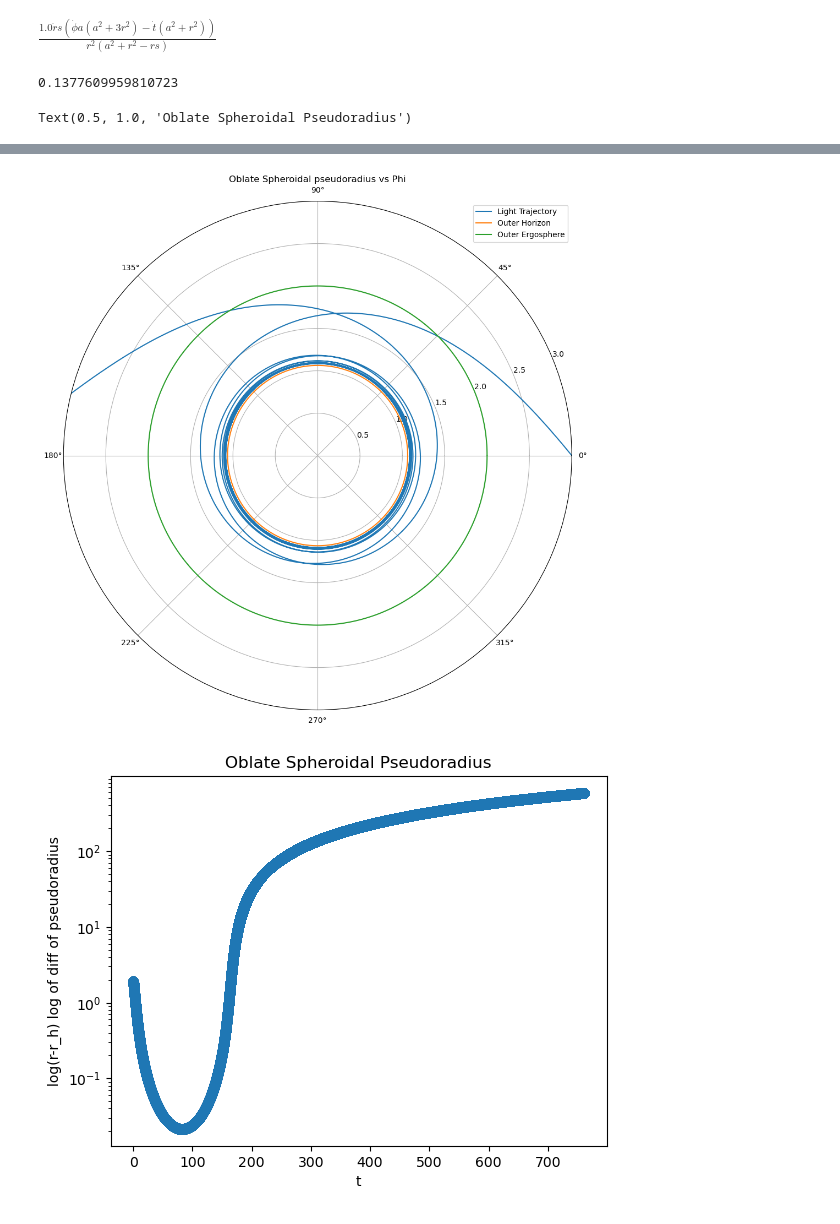
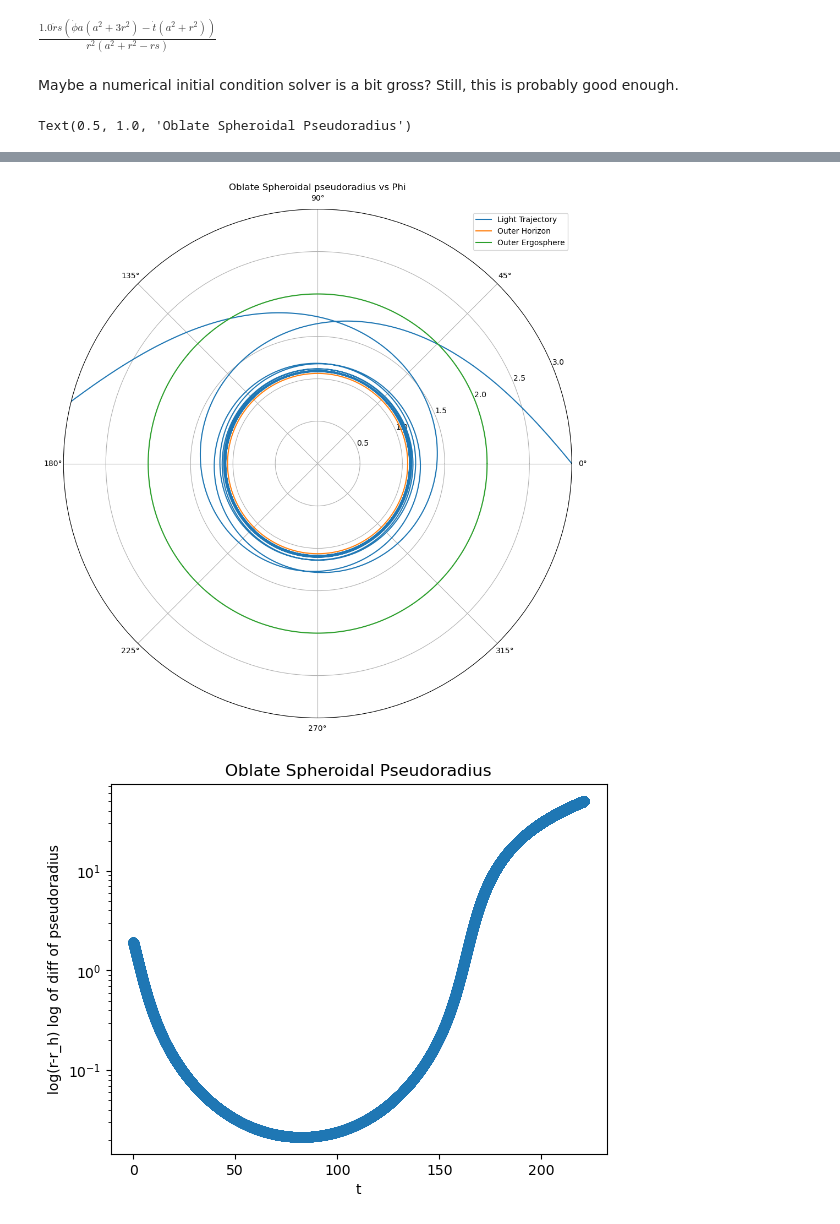
Before and after one commit to LordofDorknes/KerrSim, a Jupyter notebook: KerrSymb.ipynb, the cells around one changed output, grey strips where cells are left out. Saved outputs shown, nothing was run; the diff lists cells and outputs as text; code cells hidden in the pictures.

```diff
--- a/KerrSymb.ipynb
+++ b/KerrSymb.ipynb
@@ -136,6 +136,7 @@ tpp_num(t,phi,r,tp,phip,rp,a,s)
 $\displaystyle \frac{1.0 \dot{r} s \left(\dot{\phi} a \left(a^{2} + 3 r^{2}\right) - \dot{t} \left(a^{2} + r^{2}\right)\right)}{r^{2} \left(a^{2} + r^{2} - r s\right)}$
 # %%
 import math
+from scipy.optimize import fsolve
 #define functions we will need
 def Delta(r):
     delta=r**2 + a**2-r*s
@@ -170,10 +171,19 @@ phi_0=0 #initial angular pos
 phip_0=0.020395#initial angular (pseudo?)momentum
 
 t_0=0
-tp_0=(-a*s*phip_0/r_0+math.sqrt(a*a*s*phip_0*phip_0/r_0 + (1-s/r_0)*(m**2 + (r_0**2+a**2)*phip_0**2 + (r_0*rp_0)**2/Delta(r_0))))/(1-s/r_0)
-tp_0
+
+init_cond_equation=lambda tdot : m**2 - (1-s/r_0)*tdot**2 - 2*a*s*phip_0*tdot/r_0+(r_0**2+a**2+a**2*s/r_0)*phip_0**2+rp_0**2*r_0**2/(Delta(r_0))
+try:
+    tp_0_guess=(-a*s*phip_0/r_0+math.sqrt(a*a*s*phip_0*phip_0/r_0 + (1-s/r_0)*(m**2 + (r_0**2+a**2)*phip_0**2 + (r_0*rp_0)**2/Delta(r_0))))/(1-s/r_0)
+    #this guess is the analytic solution assuming r is not equal to s and that initial conditions exist
+except ZeroDivisionError:
+    tp_0_guess =0.05
+
+
+
+tp_0=fsolve(init_cond_equation,tp_0_guess)[-1]
-# %% [output]
-0.1377609959810723
+# %% [markdown]
+Maybe a numerical initial condition solver is a bit gross? Still, this is probably good enough.
 # %%
 import scipy
 import numpy as np
@@ -236,8 +241,8 @@ plt.plot([tmin, tmax],[r_h,r_h],label="Outer Horizon")
 plt.plot([tmin, tmax],[r_hi,r_hi],label="Inner Horizon")
 plt.plot([tmin, tmax],[r_e,r_e],label="Outer Ergosphere")
 plt.xlabel("t")
-plt.ylabel("Pseudoradius r")
-plt.title("Oblate Spheroidal pseudoradius vs t")
+plt.ylabel("Radius r")
+plt.title("Radius vs Coordinate Time")
 plt.ylim([0,r_0*1.5])
 plt.legend()
 #polar plot
@@ -250,7 +255,7 @@ ones_arr=np.ones((numpts))
 rh_arr=ones_arr*r_h
 rhi_arr=ones_arr*r_hi
 re_arr=ones_arr*r_e
-#plot trajecory
+#plot trajectory
 ax2.plot(x_trunc[:,1],x_trunc[:,2],label='Light Trajectory')
 #plot horizon
 ax2.plot(th_hor,rh_arr,label='Outer Horizon')
@@ -272,2 +277,2 @@ Text(0.5, 1.0, 'Oblate Spheroidal Pseudoradius')
 [figure]
-[figure, old version]
+[figure, new version]
```
Also changed, not shown: parts of 3 cells of this notebook, 2 other files.
